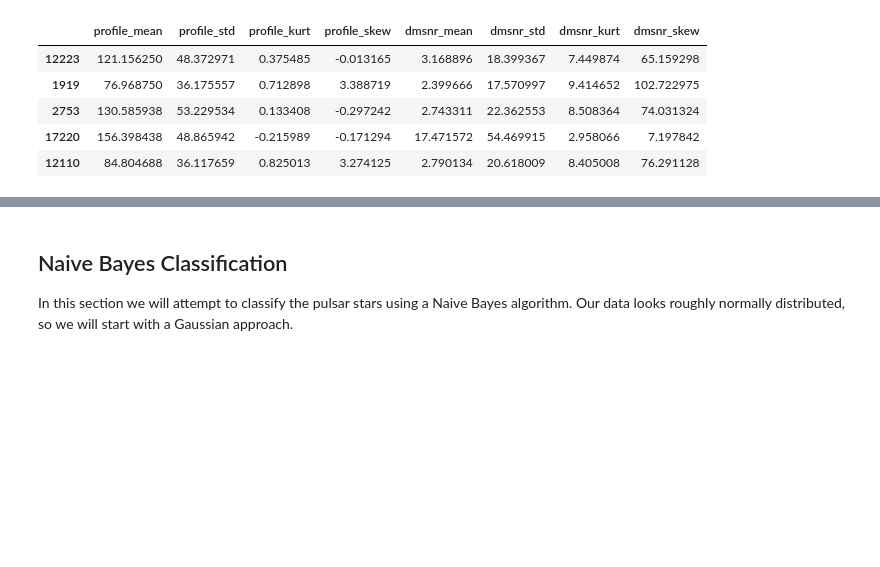
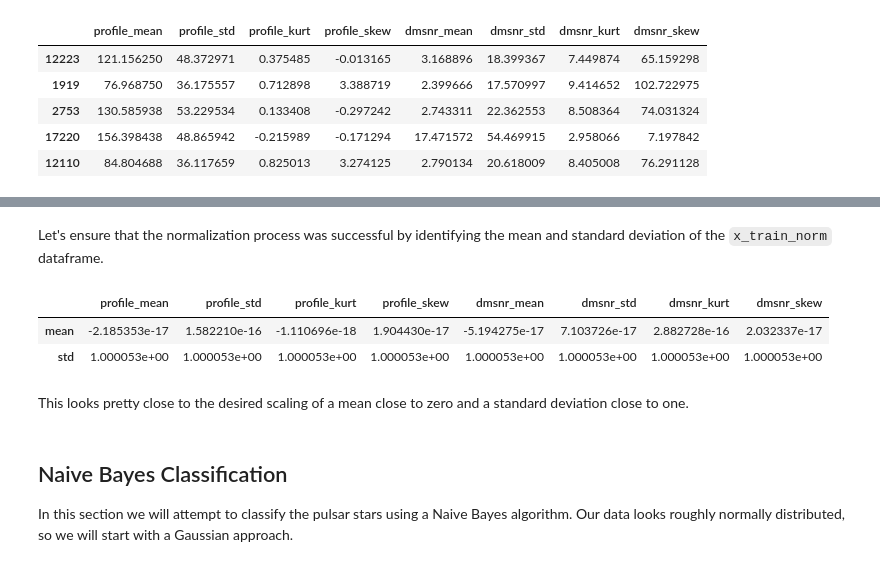
Before and after one commit to bbjornstad/predicting-pulsars, a Jupyter notebook: index.ipynb, the cells around one changed output, grey strips where cells are left out. Drawn from its saved outputs; the diff is of its cells as text; code cells hidden in the pictures; blank space fills up the shorter version.

```diff
--- a/index.ipynb
+++ b/index.ipynb
@@ -86,3 +132,13 @@ x_train.head()
+# %% [markdown]
+Let's ensure that the normalization process was successful by identifying the mean and standard deviation of the `x_train_norm` dataframe.
+# %%
+x_train_norm.describe().loc[['mean', 'std'],:]
+# %% [output]
+|  | profile_mean | profile_std | profile_kurt | profile_skew | dmsnr_mean | dmsnr_std | dmsnr_kurt | dmsnr_skew |
+| mean | -2.185353e-17 | 1.582210e-16 | -1.110696e-18 | 1.904430e-17 | -5.194275e-17 | 7.103726e-17 | 2.882728e-16 | 2.032337e-17 |
+| std | 1.000053e+00 | 1.000053e+00 | 1.000053e+00 | 1.000053e+00 | 1.000053e+00 | 1.000053e+00 | 1.000053e+00 | 1.000053e+00 |
+# %% [markdown]
+This looks pretty close to the desired scaling of a mean close to zero and a standard deviation close to one.
 # %% [markdown]
 ## Naive Bayes Classification
 In this section we will attempt to classify the pulsar stars using a Naive Bayes algorithm. Our data looks roughly normally distributed, so we will start with a Gaussian approach.
```
Also changed, not shown: parts of 34 cells of this notebook.
